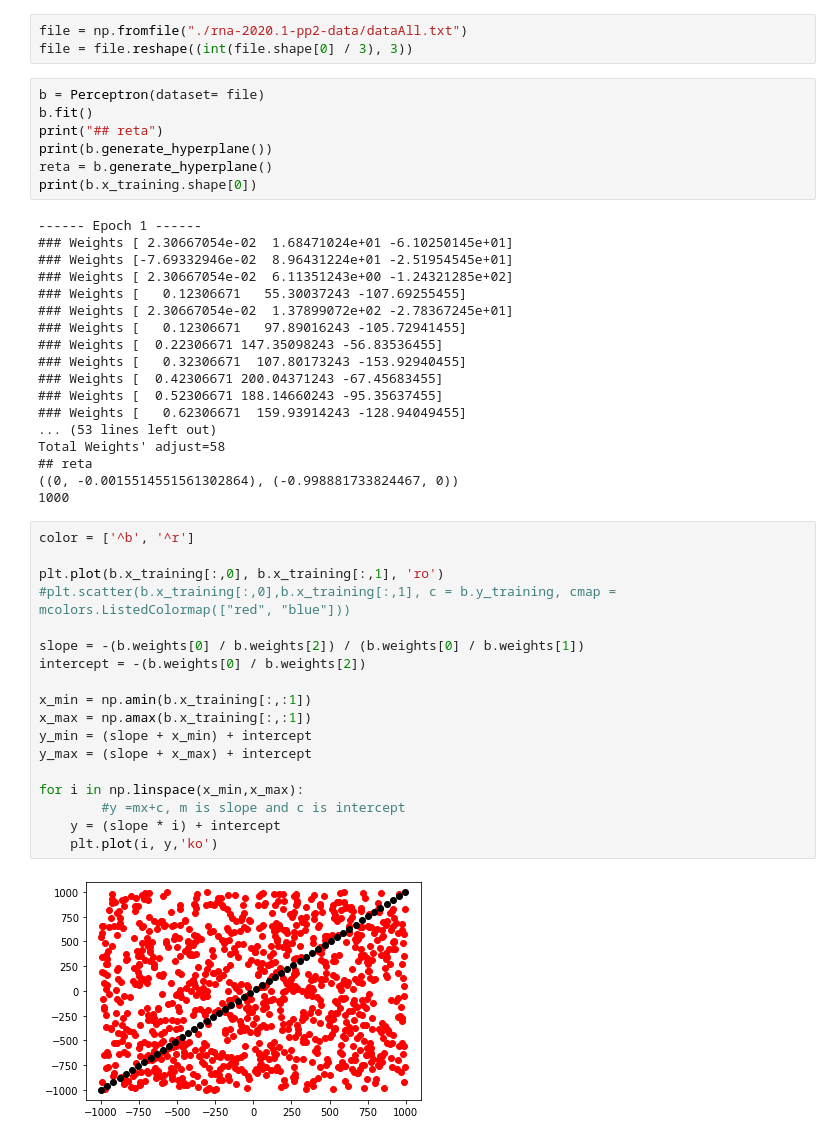
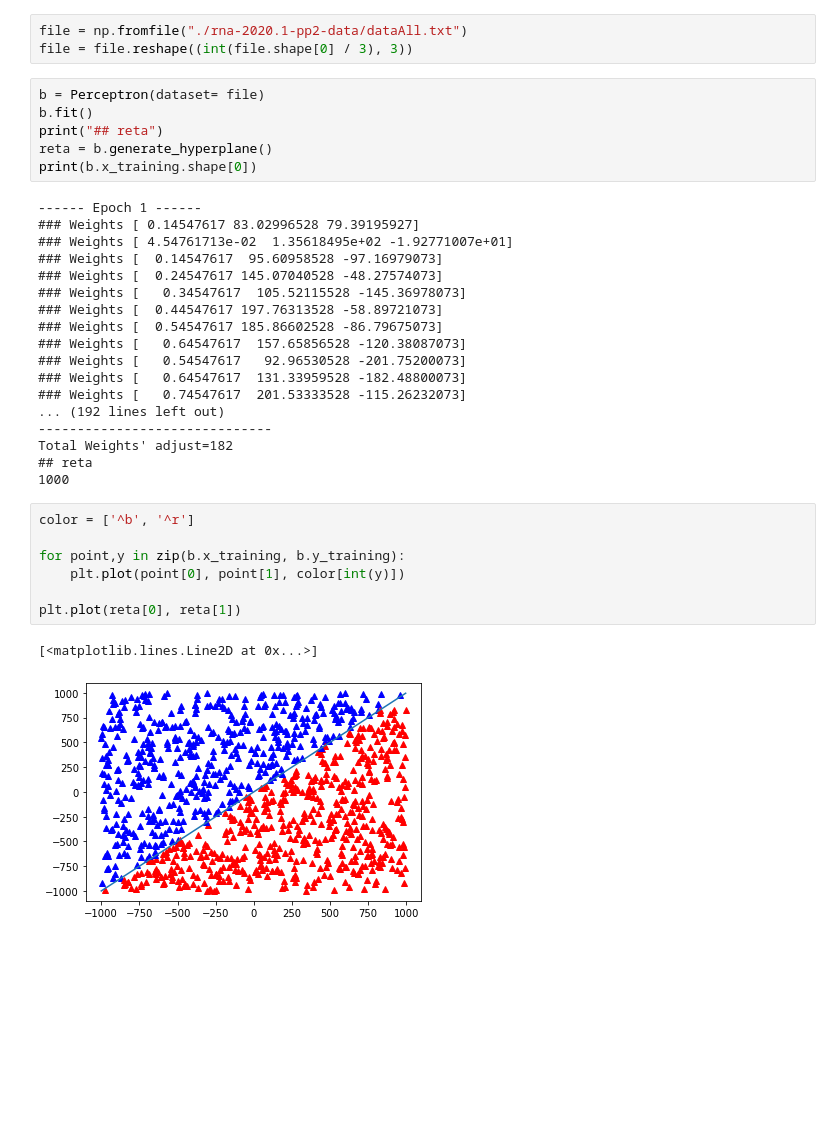
Before and after one commit to adhamlucas/supervised-learning-pp2, a Jupyter notebook: problema1.ipynb, the cells around one changed output. Cells and saved outputs as stored; diff of their text form; blank space fills up the shorter version.

Commit message:
Generate  return hyperplane and plot is done

```diff
--- a/problema1.ipynb
+++ b/problema1.ipynb
@@ -68,44 +68,33 @@ file = file.reshape((int(file.shape[0] / 3), 3))
 b = Perceptron(dataset= file)
 b.fit()
 print("## reta")
-print(b.generate_hyperplane())
 reta = b.generate_hyperplane()
 print(b.x_training.shape[0])
 # %% [output]
 ------ Epoch 1 ------
-### Weights [ 2.30667054e-02  1.68471024e+01 -6.10250145e+01]
-### Weights [-7.69332946e-02  8.96431224e+01 -2.51954545e+01]
-### Weights [ 2.30667054e-02  6.11351243e+00 -1.24321285e+02]
-### Weights [   0.12306671   55.30037243 -107.69255455]
-### Weights [ 2.30667054e-02  1.37899072e+02 -2.78367245e+01]
-### Weights [   0.12306671   97.89016243 -105.72941455]
-### Weights [  0.22306671 147.35098243 -56.83536455]
-### Weights [   0.32306671  107.80173243 -153.92940455]
-### Weights [  0.42306671 200.04371243 -67.45683455]
-### Weights [  0.52306671 188.14660243 -95.35637455]
-### Weights [   0.62306671  159.93914243 -128.94049455]
-... (53 lines left out)
-Total Weights' adjust=58
+### Weights [ 0.14547617 83.02996528 79.39195927]
+### Weights [ 4.54761713e-02  1.35618495e+02 -1.92771007e+01]
+### Weights [  0.14547617  95.60958528 -97.16979073]
+### Weights [  0.24547617 145.07040528 -48.27574073]
+### Weights [   0.34547617  105.52115528 -145.36978073]
+### Weights [  0.44547617 197.76313528 -58.89721073]
+### Weights [  0.54547617 185.86602528 -86.79675073]
+### Weights [   0.64547617  157.65856528 -120.38087073]
+### Weights [   0.54547617   92.96530528 -201.75200073]
+### Weights [   0.64547617  131.33959528 -182.48800073]
+### Weights [   0.74547617  201.53333528 -115.26232073]
+... (192 lines left out)
+------------------------------
+Total Weights' adjust=182
 ## reta
-((0, -0.0015514551561302864), (-0.998881733824467, 0))
 1000
-# %%
-color = ['^b', '^r']
-
-plt.plot(b.x_training[:,0], b.x_training[:,1], 'ro')
-#plt.scatter(b.x_training[:,0],b.x_training[:,1], c = b.y_training, cmap = mcolors.ListedColormap(["red", "blue"]))
-
-slope = -(b.weights[0] / b.weights[2]) / (b.weights[0] / b.weights[1])
-intercept = -(b.weights[0] / b.weights[2])
-
-x_min = np.amin(b.x_training[:,:1])
-x_max = np.amax(b.x_training[:,:1])
-y_min = (slope + x_min) + intercept
-y_max = (slope + x_max) + intercept
-
-for i in np.linspace(x_min,x_max):
-        #y =mx+c, m is slope and c is intercept
-    y = (slope * i) + intercept
-    plt.plot(i, y,'ko')
-# %% [output]
-[figure, removed]
+# %%
+color = ['^b', '^r']
+
+for point,y in zip(b.x_training, b.y_training):
+    plt.plot(point[0], point[1], color[int(y)])
+
+plt.plot(reta[0], reta[1])
+# %% [output]
+[<matplotlib.lines.Line2D at 0x...>]
+[figure, added]
```
Also changed, not shown: parts of 3 cells of this notebook, 2 other files.
